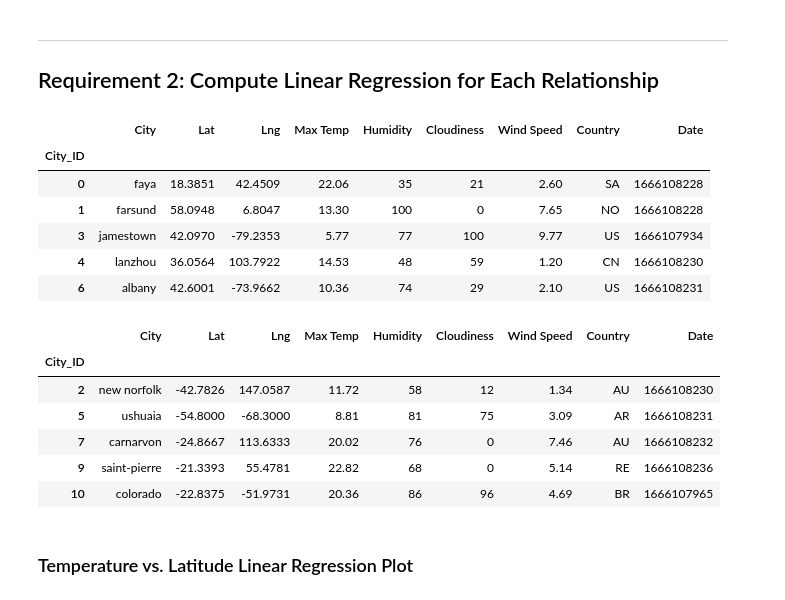
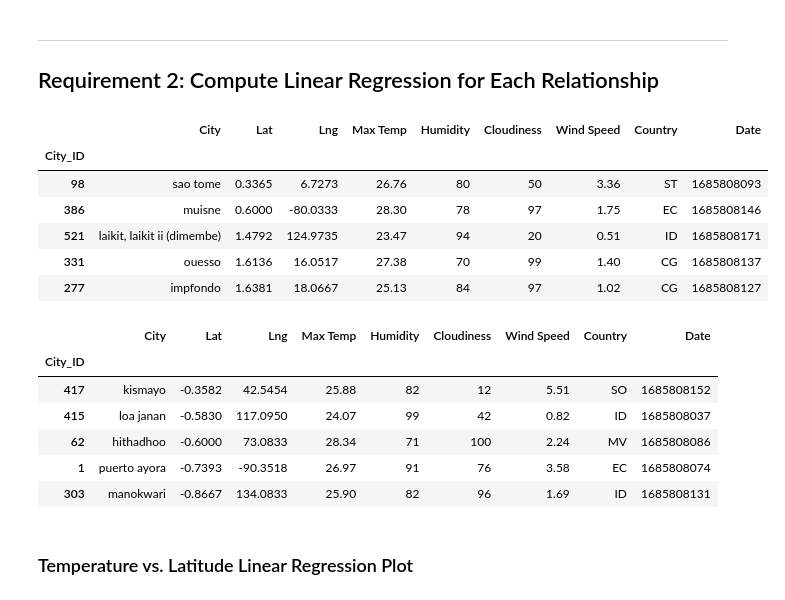
Before and after one commit to lishanisrikaran/python-api-challenge, a Jupyter notebook: WeatherPy/WeatherPy.ipynb, the cells around one changed output. Drawn from its saved outputs; the diff is of its cells as text; code cells hidden in the pictures.

```diff
--- a/WeatherPy/WeatherPy.ipynb
+++ b/WeatherPy/WeatherPy.ipynb
@@ -315,30 +315,32 @@ plt.show()
 # %%
 # Create a DataFrame with the Northern Hemisphere data (Latitude >= 0)
-# YOUR CODE HERE
+northern_hemi_df = city_data_df.loc[city_data_df["Lat"]>=0, :]
 
 # Display sample data
+northern_hemi_df = northern_hemi_df.sort_values("Lat")
 northern_hemi_df.head()
 # %% [output]
 |  | City | Lat | Lng | Max Temp | Humidity | Cloudiness | Wind Speed | Country | Date |
 | City_ID |  |  |  |  |  |  |  |  |  |
-| 0 | faya | 18.3851 | 42.4509 | 22.06 | 35 | 21 | 2.60 | SA | 1666108228 |
-| 1 | farsund | 58.0948 | 6.8047 | 13.30 | 100 | 0 | 7.65 | NO | 1666108228 |
-| 3 | jamestown | 42.0970 | -79.2353 | 5.77 | 77 | 100 | 9.77 | US | 1666107934 |
-| 4 | lanzhou | 36.0564 | 103.7922 | 14.53 | 48 | 59 | 1.20 | CN | 1666108230 |
-| 6 | albany | 42.6001 | -73.9662 | 10.36 | 74 | 29 | 2.10 | US | 1666108231 |
+| 98 | sao tome | 0.3365 | 6.7273 | 26.76 | 80 | 50 | 3.36 | ST | 1685808093 |
+| 386 | muisne | 0.6000 | -80.0333 | 28.30 | 78 | 97 | 1.75 | EC | 1685808146 |
+| 521 | laikit, laikit ii (dimembe) | 1.4792 | 124.9735 | 23.47 | 94 | 20 | 0.51 | ID | 1685808171 |
+| 331 | ouesso | 1.6136 | 16.0517 | 27.38 | 70 | 99 | 1.40 | CG | 1685808137 |
+| 277 | impfondo | 1.6381 | 18.0667 | 25.13 | 84 | 97 | 1.02 | CG | 1685808127 |
 # %%
 # Create a DataFrame with the Southern Hemisphere data (Latitude < 0)
-# YOUR CODE HERE
+southern_hemi_df = city_data_df.loc[city_data_df["Lat"]<0, :]
 
 # Display sample data
+southern_hemi_df  = southern_hemi_df.sort_values("Lat", ascending=False)
 southern_hemi_df.head()
 # %% [output]
 |  | City | Lat | Lng | Max Temp | Humidity | Cloudiness | Wind Speed | Country | Date |
 | City_ID |  |  |  |  |  |  |  |  |  |
-| 2 | new norfolk | -42.7826 | 147.0587 | 11.72 | 58 | 12 | 1.34 | AU | 1666108230 |
-| 5 | ushuaia | -54.8000 | -68.3000 | 8.81 | 81 | 75 | 3.09 | AR | 1666108231 |
-| 7 | carnarvon | -24.8667 | 113.6333 | 20.02 | 76 | 0 | 7.46 | AU | 1666108232 |
-| 9 | saint-pierre | -21.3393 | 55.4781 | 22.82 | 68 | 0 | 5.14 | RE | 1666108236 |
-| 10 | colorado | -22.8375 | -51.9731 | 20.36 | 86 | 96 | 4.69 | BR | 1666107965 |
+| 417 | kismayo | -0.3582 | 42.5454 | 25.88 | 82 | 12 | 5.51 | SO | 1685808152 |
+| 415 | loa janan | -0.5830 | 117.0950 | 24.07 | 99 | 42 | 0.82 | ID | 1685808037 |
+| 62 | hithadhoo | -0.6000 | 73.0833 | 28.34 | 71 | 100 | 2.24 | MV | 1685808086 |
+| 1 | puerto ayora | -0.7393 | -90.3518 | 26.97 | 91 | 76 | 3.58 | EC | 1685808074 |
+| 303 | manokwari | -0.8667 | 134.0833 | 25.90 | 82 | 96 | 1.69 | ID | 1685808131 |
 # %% [markdown]
 ###  Temperature vs. Latitude Linear Regression Plot
```
Also changed, not shown: parts of 17 cells of this notebook, 5 other files.
